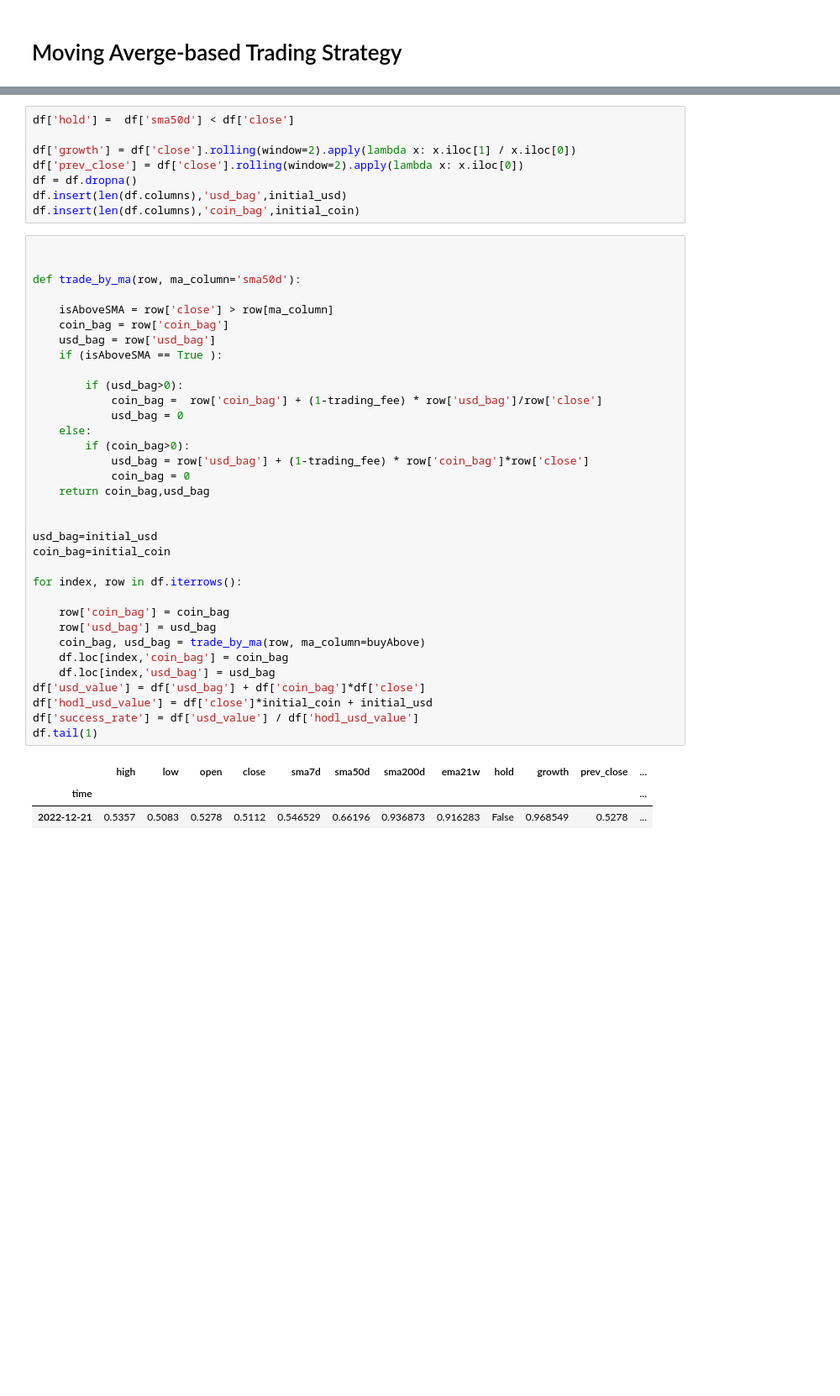
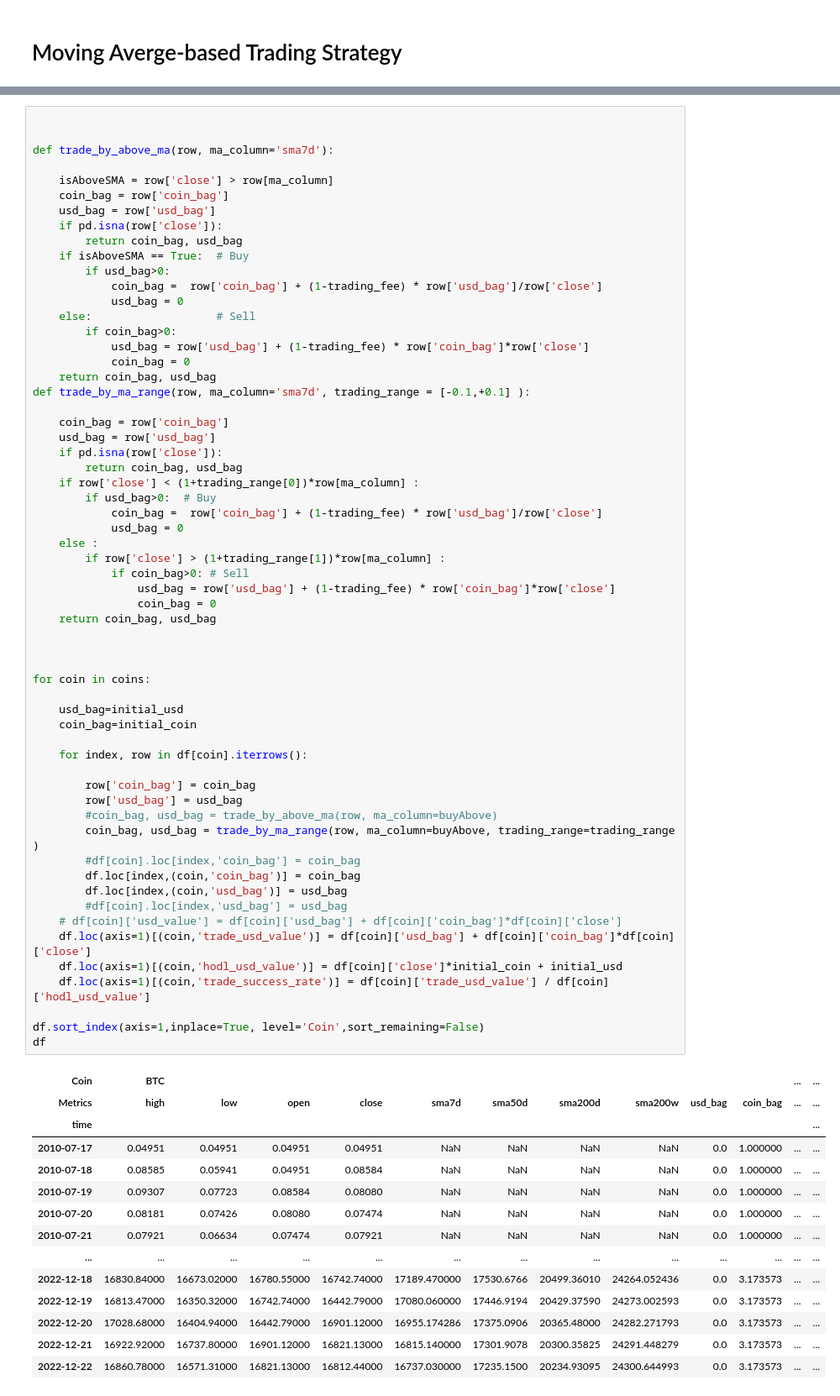
Before and after one commit to bekisz/chain-intelligence, a Jupyter notebook: hold_above_moving_averege_strategy.ipynb, the cells around one changed output, grey strips where cells are left out. Shown: that part at 84% size. Saved outputs shown, nothing was run; the diff lists cells and outputs as text; blank space fills up the shorter version.

```diff
--- a/hold_above_moving_averege_strategy.ipynb
+++ b/hold_above_moving_averege_strategy.ipynb
@@ -122,46 +127,75 @@ df
-# %%
-df['hold'] =  df['sma50d'] < df['close']
-
-df['growth'] = df['close'].rolling(window=2).apply(lambda x: x.iloc[1] / x.iloc[0])
-df['prev_close'] = df['close'].rolling(window=2).apply(lambda x: x.iloc[0])
-df = df.dropna()
-df.insert(len(df.columns),'usd_bag',initial_usd)
-df.insert(len(df.columns),'coin_bag',initial_coin)
 # %%
 
 
-def trade_by_ma(row, ma_column='sma50d'):
+def trade_by_above_ma(row, ma_column='sma7d'):
 
     isAboveSMA = row['close'] > row[ma_column]
     coin_bag = row['coin_bag']
     usd_bag = row['usd_bag']
-    if (isAboveSMA == True ):
-
-        if (usd_bag>0):
+    if pd.isna(row['close']):
+        return coin_bag, usd_bag
+    if isAboveSMA == True:  # Buy
+        if usd_bag>0:
             coin_bag =  row['coin_bag'] + (1-trading_fee) * row['usd_bag']/row['close']
             usd_bag = 0
-    else:
-        if (coin_bag>0):
+    else:                   # Sell
+        if coin_bag>0:
             usd_bag = row['usd_bag'] + (1-trading_fee) * row['coin_bag']*row['close']
             coin_bag = 0
-    return coin_bag,usd_bag
+    return coin_bag, usd_bag
+def trade_by_ma_range(row, ma_column='sma7d', trading_range = [-0.1,+0.1] ):
+
+    coin_bag = row['coin_bag']
+    usd_bag = row['usd_bag']
+    if pd.isna(row['close']):
+        return coin_bag, usd_bag
+    if row['close'] < (1+trading_range[0])*row[ma_column] :
+        if usd_bag>0:  # Buy
+            coin_bag =  row['coin_bag'] + (1-trading_fee) * row['usd_bag']/row['close']
+            usd_bag = 0
+    else :
+        if row['close'] > (1+trading_range[1])*row[ma_column] :
+            if coin_bag>0: # Sell
+                usd_bag = row['usd_bag'] + (1-trading_fee) * row['coin_bag']*row['close']
+                coin_bag = 0
+    return coin_bag, usd_bag
 
 
-usd_bag=initial_usd
-coin_bag=initial_coin
 
-for index, row in df.iterrows():
+for coin in coins:
 
-    row['coin_bag'] = coin_bag
-    row['usd_bag'] = usd_bag
-    coin_bag, usd_bag = trade_by_ma(row, ma_column=buyAbove)
-    df.loc[index,'coin_bag'] = coin_bag
-    df.loc[index,'usd_bag'] = usd_bag
-df['usd_value'] = df['usd_bag'] + df['coin_bag']*df['close']
-df['hodl_usd_value'] = df['close']*initial_coin + initial_usd
-df['success_rate'] = df['usd_value'] / df['hodl_usd_value']
-df.tail(1)
+    usd_bag=initial_usd
+    coin_bag=initial_coin
+
+    for index, row in df[coin].iterrows():
+
+        row['coin_bag'] = coin_bag
+        row['usd_bag'] = usd_bag
+        #coin_bag, usd_bag = trade_by_above_ma(row, ma_column=buyAbove)
+        coin_bag, usd_bag = trade_by_ma_range(row, ma_column=buyAbove, trading_range=trading_range )
+        #df[coin].loc[index,'coin_bag'] = coin_bag
+        df.loc[index,(coin,'coin_bag')] = coin_bag
+        df.loc[index,(coin,'usd_bag')] = usd_bag
+        #df[coin].loc[index,'usd_bag'] = usd_bag
+    # df[coin]['usd_value'] = df[coin]['usd_bag'] + df[coin]['coin_bag']*df[coin]['close']
+    df.loc(axis=1)[(coin,'trade_usd_value')] = df[coin]['usd_bag'] + df[coin]['coin_bag']*df[coin]['close']
+    df.loc(axis=1)[(coin,'hodl_usd_value')] = df[coin]['close']*initial_coin + initial_usd
+    df.loc(axis=1)[(coin,'trade_success_rate')] = df[coin]['trade_usd_value'] / df[coin]['hodl_usd_value']
+
+df.sort_index(axis=1,inplace=True, level='Coin',sort_remaining=False)
+df
 # %% [output]
-|  | high | low | open | close | sma7d | sma50d | sma200d | ema21w | hold | growth | prev_close | ... |
+| Coin | BTC |  |  |  |  |  |  |  |  |  | ... | ... |
+| Metrics | high | low | open | close | sma7d | sma50d | sma200d | sma200w | usd_bag | coin_bag | ... | ... |
 | time |  |  |  |  |  |  |  |  |  |  |  | ... |
-| 2022-12-21 | 0.5357 | 0.5083 | 0.5278 | 0.5112 | 0.546529 | 0.66196 | 0.936873 | 0.916283 | False | 0.968549 | 0.5278 | ... |
+| 2010-07-17 | 0.04951 | 0.04951 | 0.04951 | 0.04951 | NaN | NaN | NaN | NaN | 0.0 | 1.000000 | ... | ... |
+| 2010-07-18 | 0.08585 | 0.05941 | 0.04951 | 0.08584 | NaN | NaN | NaN | NaN | 0.0 | 1.000000 | ... | ... |
+| 2010-07-19 | 0.09307 | 0.07723 | 0.08584 | 0.08080 | NaN | NaN | NaN | NaN | 0.0 | 1.000000 | ... | ... |
+| 2010-07-20 | 0.08181 | 0.07426 | 0.08080 | 0.07474 | NaN | NaN | NaN | NaN | 0.0 | 1.000000 | ... | ... |
+| 2010-07-21 | 0.07921 | 0.06634 | 0.07474 | 0.07921 | NaN | NaN | NaN | NaN | 0.0 | 1.000000 | ... | ... |
+| ... | ... | ... | ... | ... | ... | ... | ... | ... | ... | ... | ... | ... |
+| 2022-12-18 | 16830.84000 | 16673.02000 | 16780.55000 | 16742.74000 | 17189.470000 | 17530.6766 | 20499.36010 | 24264.052436 | 0.0 | 3.173573 | ... | ... |
+| 2022-12-19 | 16813.47000 | 16350.32000 | 16742.74000 | 16442.79000 | 17080.060000 | 17446.9194 | 20429.37590 | 24273.002593 | 0.0 | 3.173573 | ... | ... |
+| 2022-12-20 | 17028.68000 | 16404.94000 | 16442.79000 | 16901.12000 | 16955.174286 | 17375.0906 | 20365.48000 | 24282.271793 | 0.0 | 3.173573 | ... | ... |
+| 2022-12-21 | 16922.92000 | 16737.80000 | 16901.12000 | 16821.13000 | 16815.140000 | 17301.9078 | 20300.35825 | 24291.448279 | 0.0 | 3.173573 | ... | ... |
+| 2022-12-22 | 16860.78000 | 16571.31000 | 16821.13000 | 16812.44000 | 16737.030000 | 17235.1500 | 20234.93095 | 24300.644993 | 0.0 | 3.173573 | ... | ... |
```
Also changed, not shown: parts of 6 cells of this notebook.
